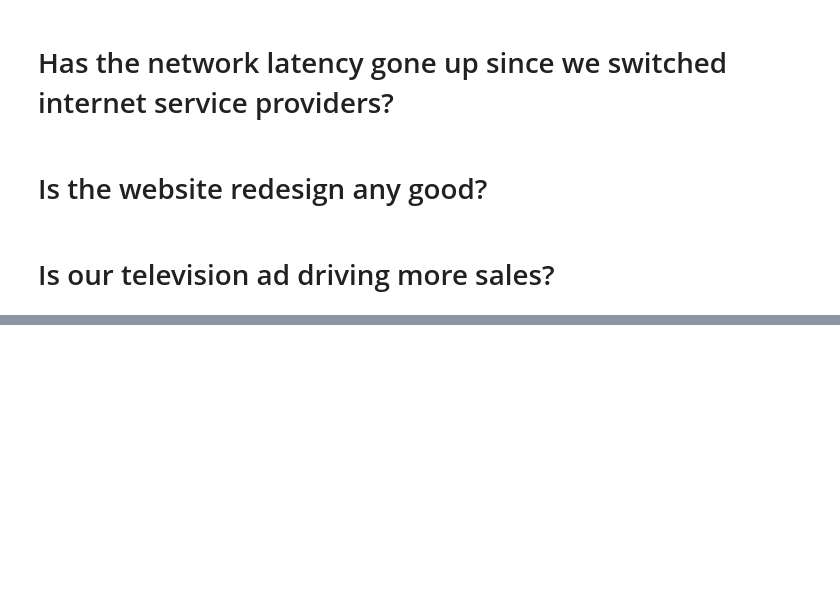
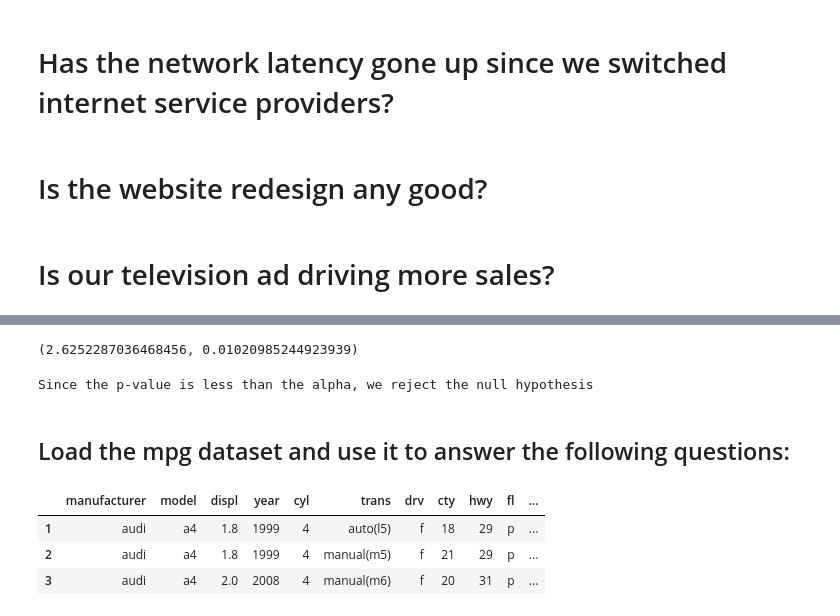
Before and after one commit to johngrinstead/statistics-exercises, a Jupyter notebook: hypothesis_testing.ipynb, the cells around one changed output, grey strips where cells are left out. Saved outputs shown, nothing was run; the diff lists cells and outputs as text; code cells hidden in the pictures; blank space fills up the shorter version.

```diff
--- a/hypothesis_testing.ipynb
+++ b/hypothesis_testing.ipynb
@@ -32,0 +75,23 @@ type2 = 'there was an increase in sales, but we thought there was not'
+# %%
+#Using Scipy
+α = 0.05
+# https://docs.scipy.org/doc/scipy/reference/generated/scipy.stats.ttest_ind_from_stats.html
+
+t, p = stats.ttest_ind_from_stats(100,20,50, 90,15,40)
+t,p
+# %% [output]
+(2.6252287036468456, 0.01020985244923939)
+# %%
+print('Since the p-value is less than the alpha, we reject the null hypothesis')
+# %% [output]
+Since the p-value is less than the alpha, we reject the null hypothesis
+# %% [markdown]
+## Load the mpg dataset and use it to answer the following questions:
+# %%
+mpg = data('mpg')
+mpg.head(3)
+# %% [output]
+|  | manufacturer | model | displ | year | cyl | trans | drv | cty | hwy | fl | ... |
+| 1 | audi | a4 | 1.8 | 1999 | 4 | auto(l5) | f | 18 | 29 | p | ... |
+| 2 | audi | a4 | 1.8 | 1999 | 4 | manual(m5) | f | 21 | 29 | p | ... |
+| 3 | audi | a4 | 2.0 | 2008 | 4 | manual(m6) | f | 20 | 31 | p | ... |
```
Also changed, not shown: parts of 22 cells of this notebook.
